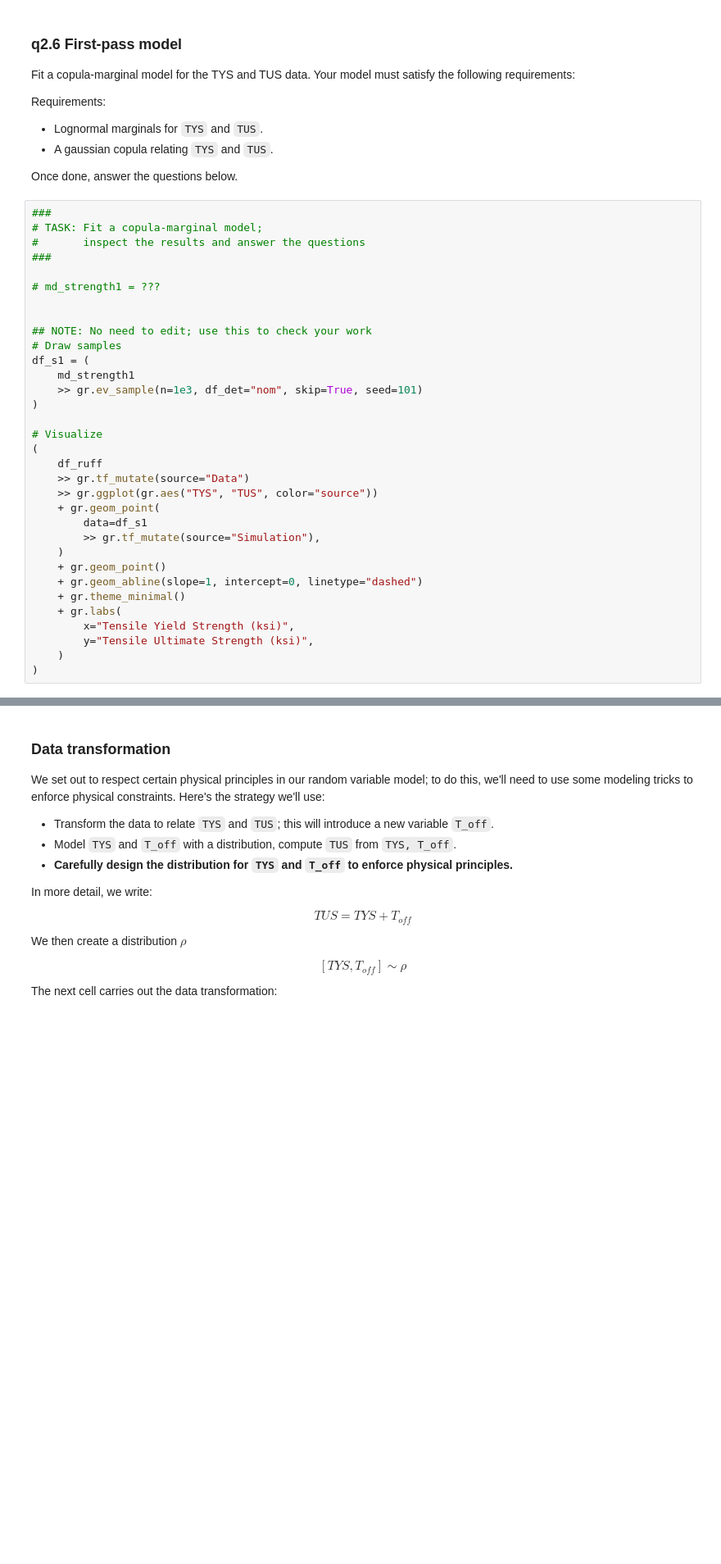
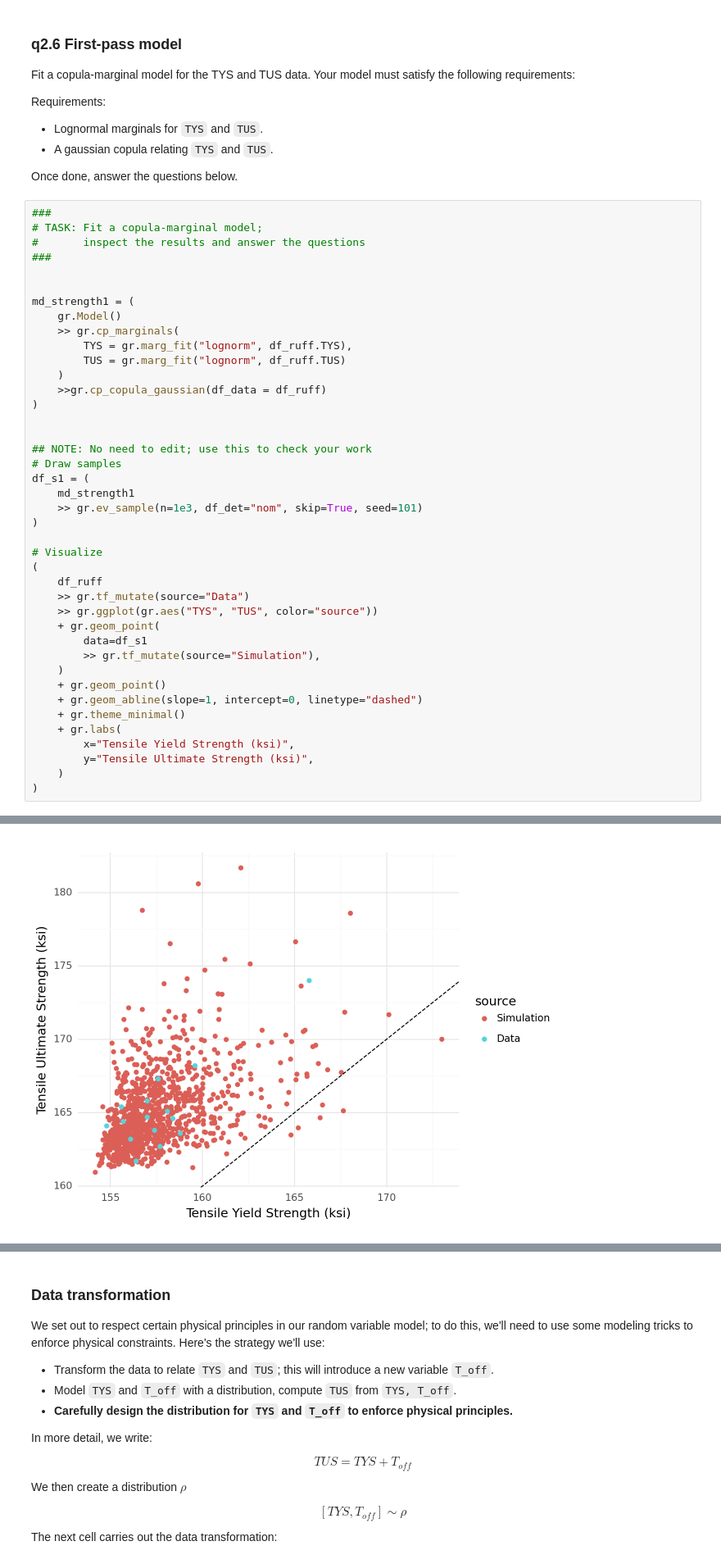
Before and after one commit to amineeva/PDO, a Jupyter notebook: assignments/nb5-pr-multivariate-assignment.ipynb, the cells around one changed output, grey strips where cells are left out. Shown at 82% size. Saved outputs shown, nothing was run; the diff lists cells and outputs as text; blank space fills up the shorter version.

```diff
--- a/assignments/nb5-pr-multivariate-assignment.ipynb
+++ b/assignments/nb5-pr-multivariate-assignment.ipynb
@@ -782,7 +784,15 @@ Once done, answer the questions below.
 #       inspect the results and answer the questions
 ###
 
-# md_strength1 = ???
+
+md_strength1 = (
+    gr.Model()
+    >> gr.cp_marginals(
+        TYS = gr.marg_fit("lognorm", df_ruff.TYS),
+        TUS = gr.marg_fit("lognorm", df_ruff.TUS)
+    )
+    >>gr.cp_copula_gaussian(df_data = df_ruff)
+)
 
 
 ## NOTE: No need to edit; use this to check your work
@@ -809,3 +819,4 @@ df_s1 = (
         y="Tensile Ultimate Strength (ksi)",
     )
 )
+# %% [output]
@@ -811,0 +825 @@ df_s1 = (
+[figure, added]
```
Also changed, not shown: parts of 7 cells of this notebook.
